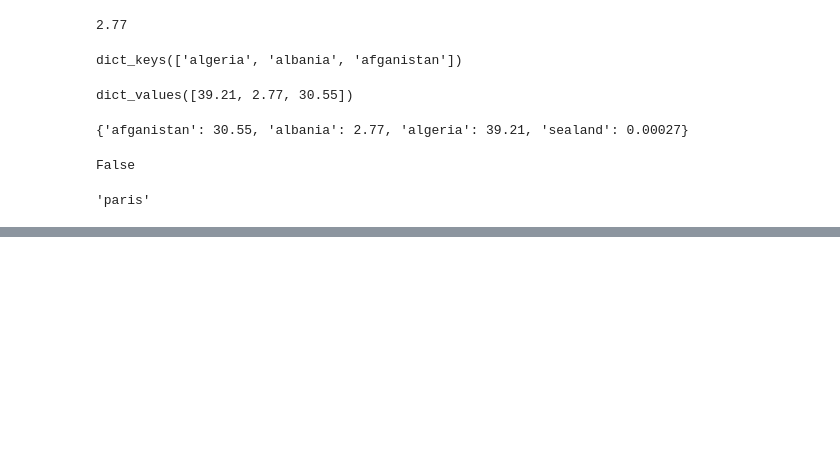
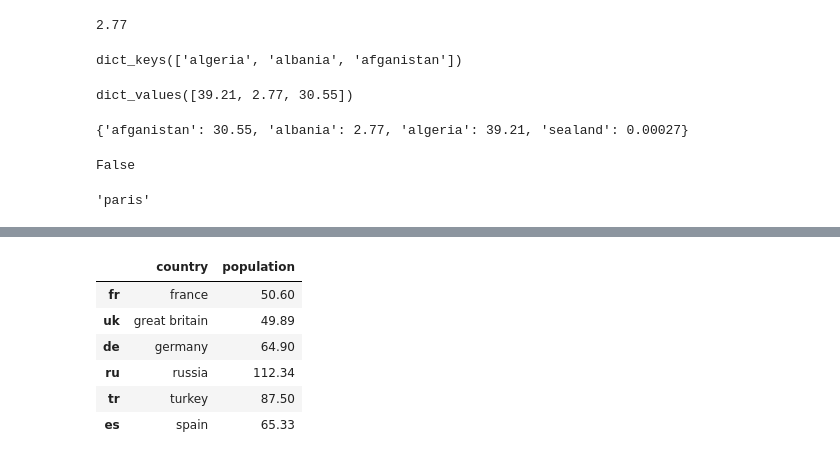
Before and after one commit to slzdevsnp/learn, a Jupyter notebook: intropython4ds2/intro_py4ds_2_nb.ipynb, the cells around one changed output, grey strips where cells are left out. Saved outputs shown, nothing was run; the diff lists cells and outputs as text; code cells hidden in the pictures; blank space fills up the shorter version.

```diff
--- a/intropython4ds2/intro_py4ds_2_nb.ipynb
+++ b/intropython4ds2/intro_py4ds_2_nb.ipynb
@@ -87,0 +129,10 @@ europe['france']['capital'] # access element with chain [] operator
+# %%
+df1b[["country", "population"]] # select a subset of columns
+# %% [output]
+|  | country | population |
+| fr | france | 50.60 |
+| uk | great britain | 49.89 |
+| de | germany | 64.90 |
+| ru | russia | 112.34 |
+| tr | turkey | 87.50 |
+| es | spain | 65.33 |
```
Also changed, not shown: parts of 13 cells of this notebook, 1 other file.
